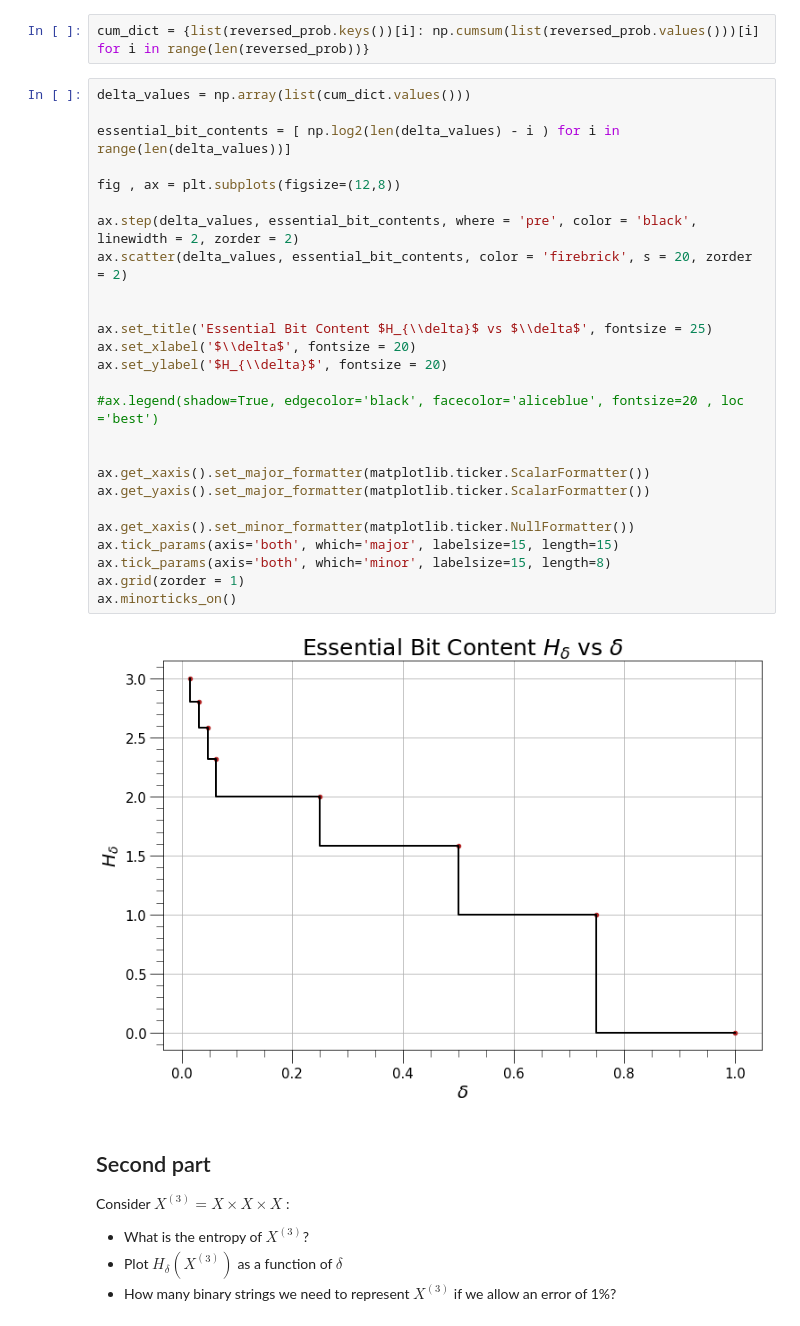
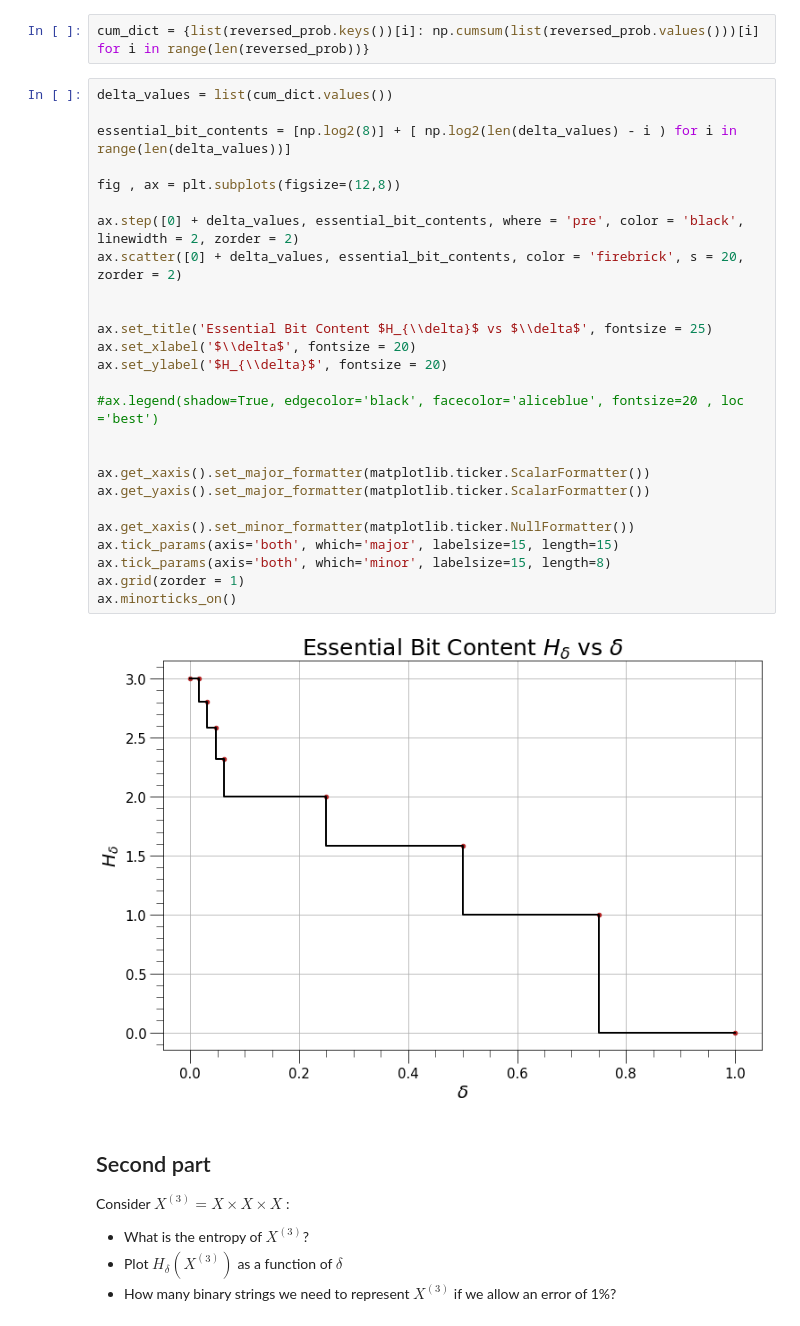
Before and after one commit to AndreaLazzari/InformationTheory-Inference, a Jupyter notebook: Exercise2_LossyEncoding/Exercise_2.ipynb, the cells around one changed output. Saved outputs shown, nothing was run; the diff lists cells and outputs as text.

```diff
--- a/Exercise2_LossyEncoding/Excercise_2.ipynb
+++ b/Exercise2_LossyEncoding/Exercise_2.ipynb
@@ -110,33 +110,33 @@ reversed_prob = dict(reversed(outcomes_prob_dict.items()))
 # %%
 cum_dict = {list(reversed_prob.keys())[i]: np.cumsum(list(reversed_prob.values()))[i] for i in range(len(reversed_prob))}
 # %%
-delta_values = np.array(list(cum_dict.values()))
+delta_values = list(cum_dict.values())
 
-essential_bit_contents = [ np.log2(len(delta_values) - i ) for i in range(len(delta_values))]
+essential_bit_contents = [np.log2(8)] + [ np.log2(len(delta_values) - i ) for i in range(len(delta_values))]
 
 fig , ax = plt.subplots(figsize=(12,8))
 
-ax.step(delta_values, essential_bit_contents, where = 'pre', color = 'black', linewidth = 2, zorder = 2)
-ax.scatter(delta_values, essential_bit_contents, color = 'firebrick', s = 20, zorder = 2)
+ax.step([0] + delta_values, essential_bit_contents, where = 'pre', color = 'black', linewidth = 2, zorder = 2)
+ax.scatter([0] + delta_values, essential_bit_contents, color = 'firebrick', s = 20, zorder = 2)
 
 
 ax.set_title('Essential Bit Content $H_{\\delta}$ vs $\\delta$', fontsize = 25)
 ax.set_xlabel('$\\delta$', fontsize = 20)
 ax.set_ylabel('$H_{\\delta}$', fontsize = 20)
 
 #ax.legend(shadow=True, edgecolor='black', facecolor='aliceblue', fontsize=20 , loc ='best')
 
 
 ax.get_xaxis().set_major_formatter(matplotlib.ticker.ScalarFormatter())
 ax.get_yaxis().set_major_formatter(matplotlib.ticker.ScalarFormatter())
 
 ax.get_xaxis().set_minor_formatter(matplotlib.ticker.NullFormatter())
 ax.tick_params(axis='both', which='major', labelsize=15, length=15)
 ax.tick_params(axis='both', which='minor', labelsize=15, length=8)
 ax.grid(zorder = 1)
 ax.minorticks_on()
 # %% [output]
-[figure, old version]
+[figure, new version]
 # %% [markdown]
 ## Second part
 
```
